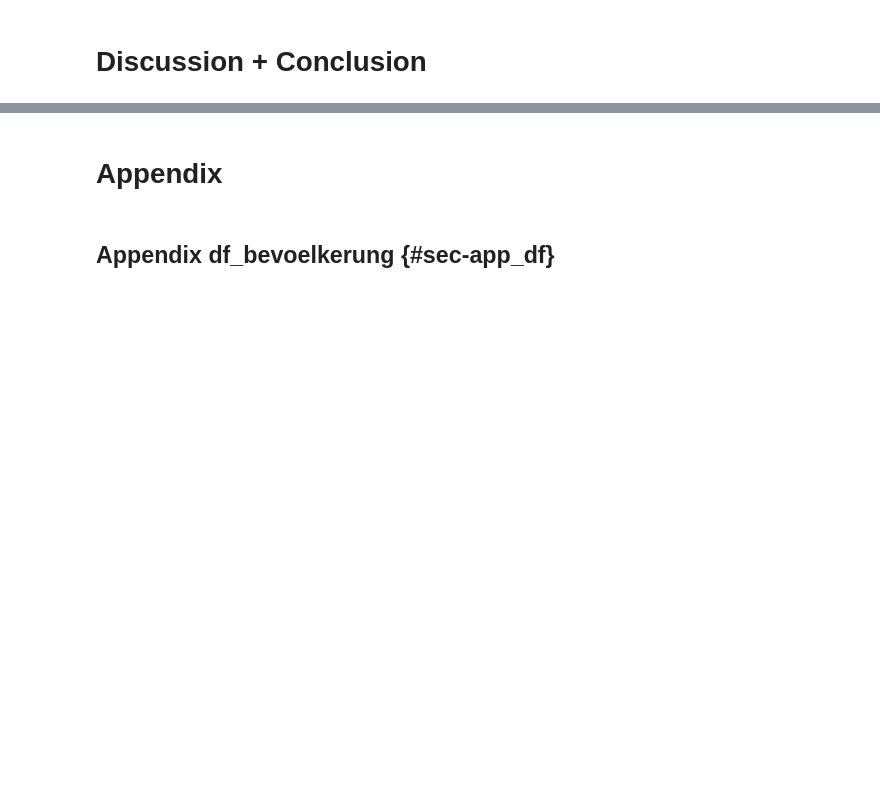
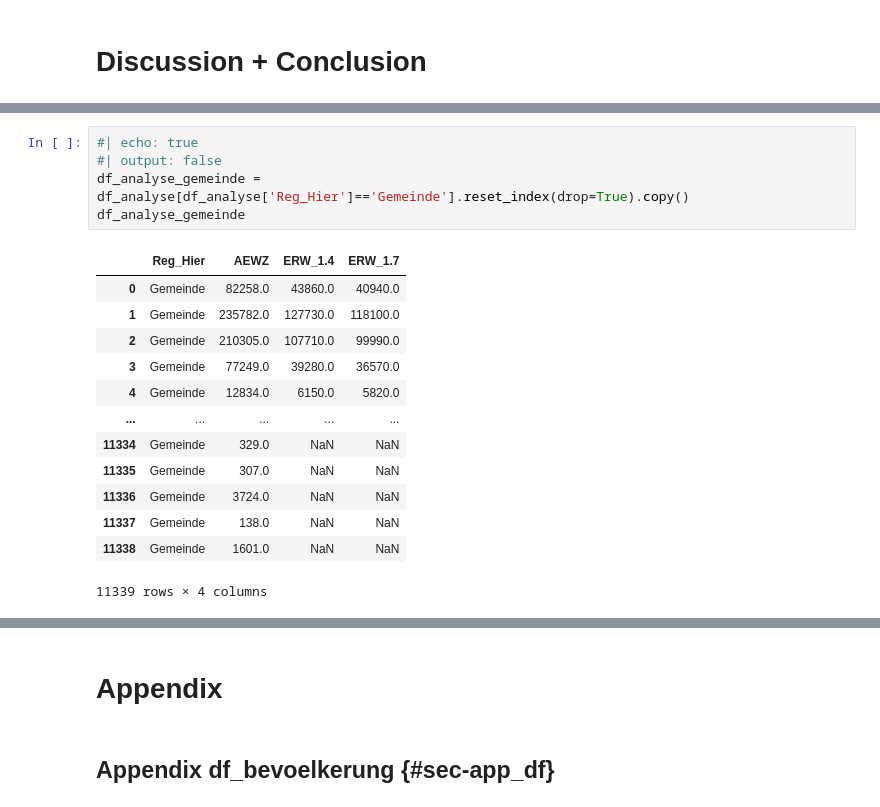
Before and after one commit to NicoHdM/ProjectHdM, a Jupyter notebook: reports/report.ipynb, the cells around one changed output, grey strips where cells are left out. Saved outputs shown, nothing was run; the diff lists cells and outputs as text; blank space fills up the shorter version.

```diff
--- a/reports/report.ipynb
+++ b/reports/report.ipynb
@@ -807,0 +838,19 @@ Aufgrund der durchgeführten Data Correction wurden die tatsächlich genutzten Z
+# %%
+#| echo: true
+#| output: false
+df_analyse_gemeinde = df_analyse[df_analyse['Reg_Hier']=='Gemeinde'].reset_index(drop=True).copy()
+df_analyse_gemeinde
+# %% [output]
+|  | Reg_Hier | AEWZ | ERW_1.4 | ERW_1.7 |
+| 0 | Gemeinde | 82258.0 | 43860.0 | 40940.0 |
+| 1 | Gemeinde | 235782.0 | 127730.0 | 118100.0 |
+| 2 | Gemeinde | 210305.0 | 107710.0 | 99990.0 |
+| 3 | Gemeinde | 77249.0 | 39280.0 | 36570.0 |
+| 4 | Gemeinde | 12834.0 | 6150.0 | 5820.0 |
+| ... | ... | ... | ... | ... |
+| 11334 | Gemeinde | 329.0 | NaN | NaN |
+| 11335 | Gemeinde | 307.0 | NaN | NaN |
+| 11336 | Gemeinde | 3724.0 | NaN | NaN |
+| 11337 | Gemeinde | 138.0 | NaN | NaN |
+| 11338 | Gemeinde | 1601.0 | NaN | NaN |
+11339 rows × 4 columns
```
Also changed, not shown: parts of 14 cells of this notebook.
